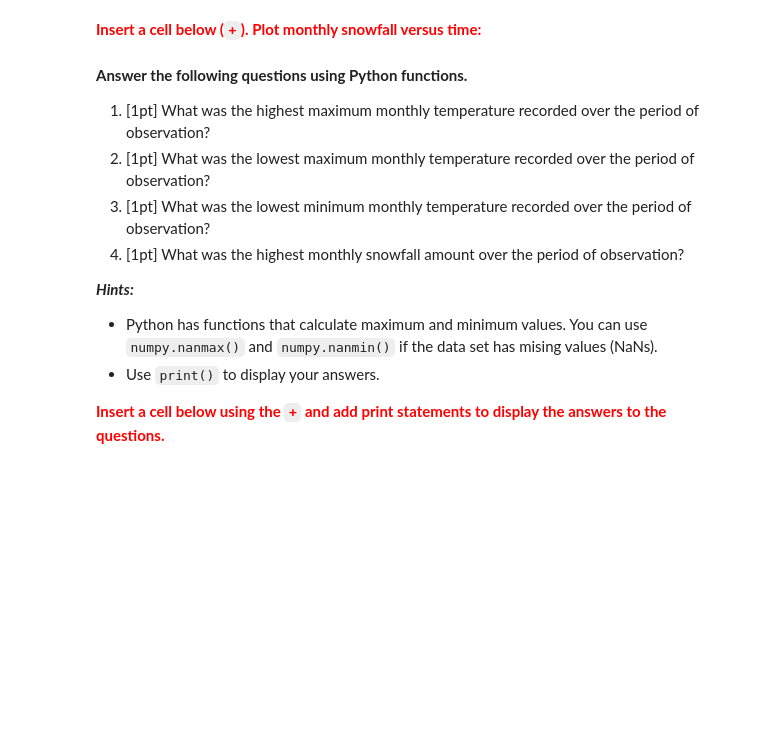
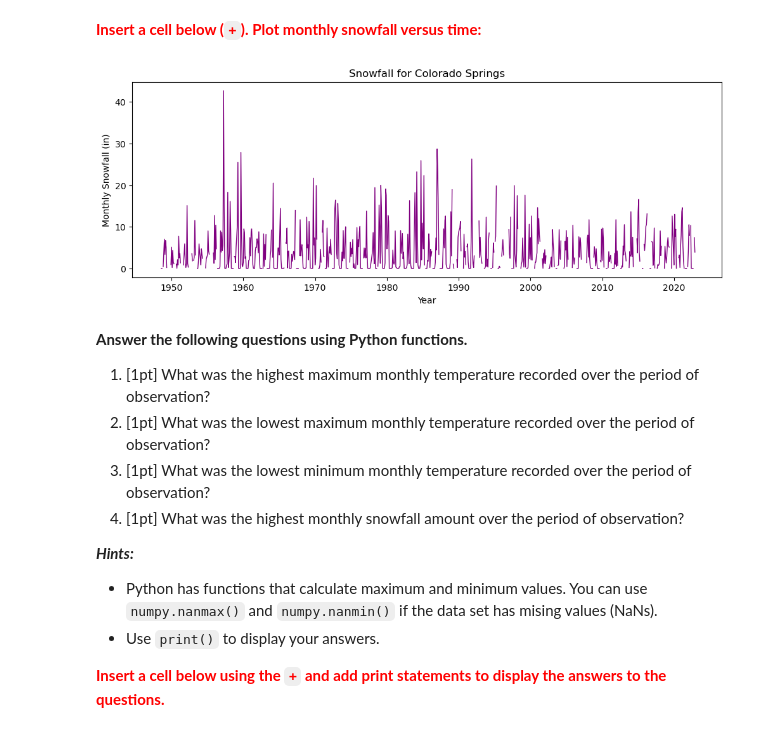
Before and after one commit to lawmana/EV333_AtmosphericScience, a Jupyter notebook: Lab0/EV333_Lab0_WeatherDataAnalysis.ipynb, the cells around one changed output. Cells and saved outputs as stored; diff of their text form; code cells hidden in the pictures; blank space fills up the shorter version.

```diff
--- a/Lab0/EV333_Lab0_WeatherDataAnalysis.ipynb
+++ b/Lab0/EV333_Lab0_WeatherDataAnalysis.ipynb
@@ -186,5 +242,19 @@ Save your figures as:
 # %% [markdown]
 **<span style='color:Red'> Insert a cell below (`+`). Plot monthly snowfall versus time: </span>**
+# %%
+# plot snowfall versus time, change the line color, set linewidth=1
+plt.figure(figsize=[12,4])
+plt.plot(year_month, df['snowfall'], 'purple', linewidth=1)
+
+# add a title and axes labels (with units)
+plt.title('Snowfall for Colorado Springs')
+plt.xlabel('Year')
+plt.ylabel('Monthly Snowfall (in)')
+
+# save the figure
+plt.savefig('Lab0_CO_Springs_MonthlySnow', bbox_inches='tight')
+# %% [output]
+[figure, added]
 # %% [markdown]
 **Answer the following questions using Python functions.**
 
```
Also changed, not shown: parts of 10 cells of this notebook.
